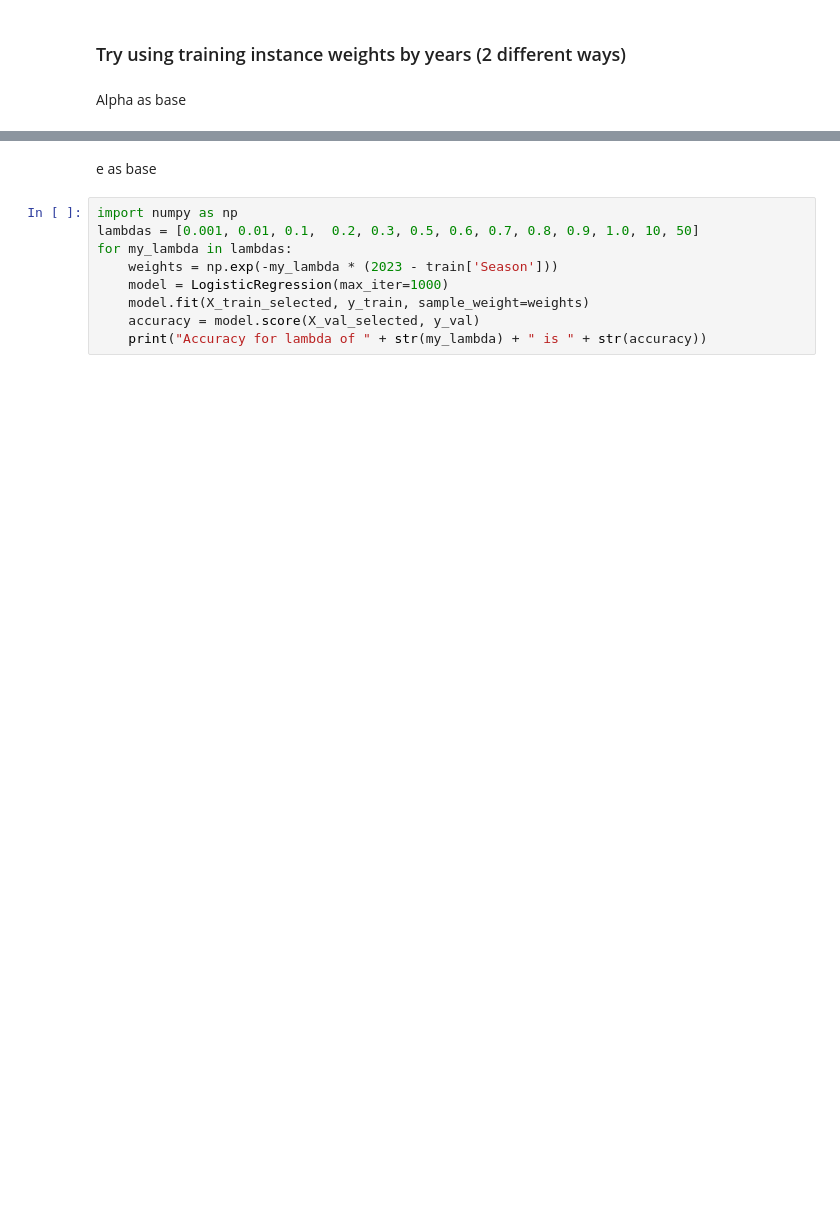
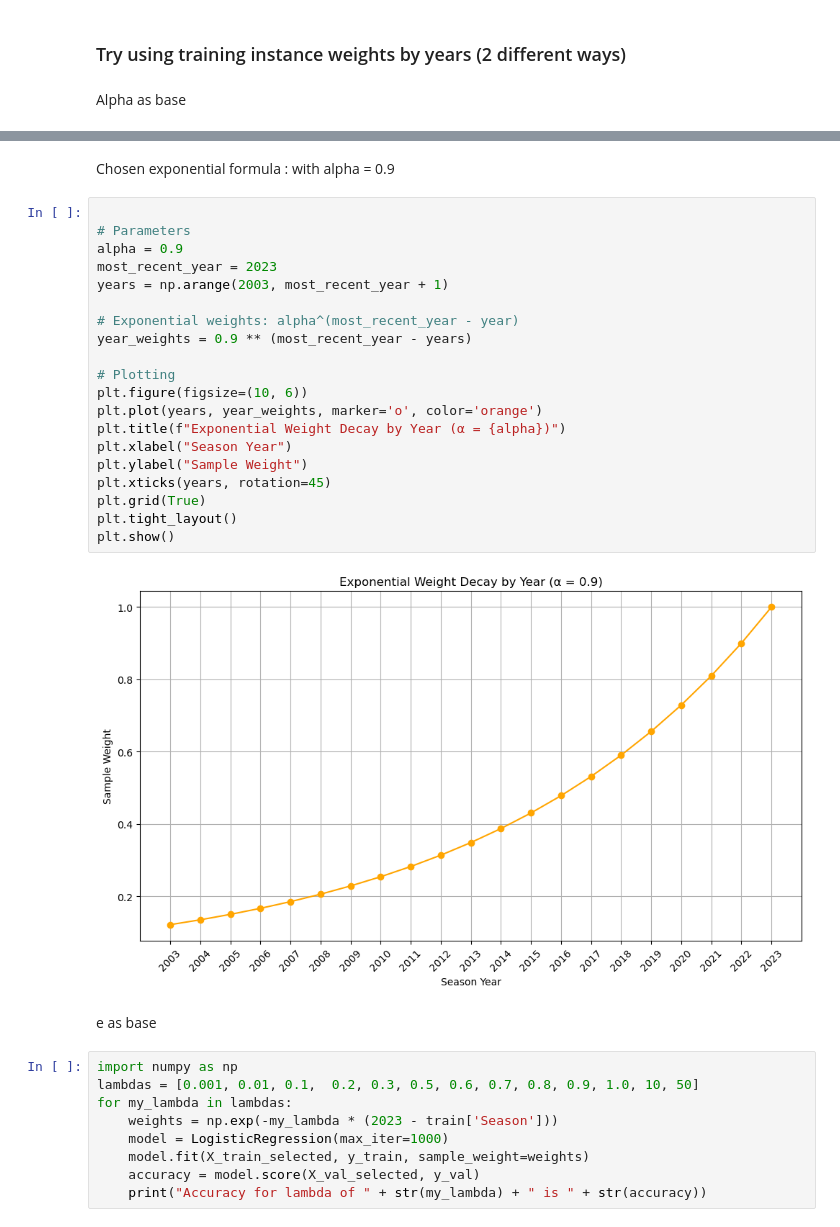
Before and after one commit to ecw70574/data_mining_course_project, a Jupyter notebook: TestingMerge.ipynb, the cells around one changed output, grey strips where cells are left out. Saved outputs shown, nothing was run; the diff lists cells and outputs as text; blank space fills up the shorter version.

```diff
--- a/TestingMerge.ipynb
+++ b/TestingMerge.ipynb
@@ -1382,3 +1395,27 @@ Accuracy for alpha of 1.0 is 0.7966101694915254
+# %% [markdown]
+Chosen exponential formula : with alpha = 0.9
+# %%
+
+# Parameters
+alpha = 0.9
+most_recent_year = 2023
+years = np.arange(2003, most_recent_year + 1)
+
+# Exponential weights: alpha^(most_recent_year - year)
+year_weights = 0.9 ** (most_recent_year - years)
+
+# Plotting
+plt.figure(figsize=(10, 6))
+plt.plot(years, year_weights, marker='o', color='orange')
+plt.title(f"Exponential Weight Decay by Year (α = {alpha})")
+plt.xlabel("Season Year")
+plt.ylabel("Sample Weight")
+plt.xticks(years, rotation=45)
+plt.grid(True)
+plt.tight_layout()
+plt.show()
+# %% [output]
+[figure, added]
 # %% [markdown]
 e as base
 # %%
```
Also changed, not shown: parts of 109 cells of this notebook, 10 other files.
